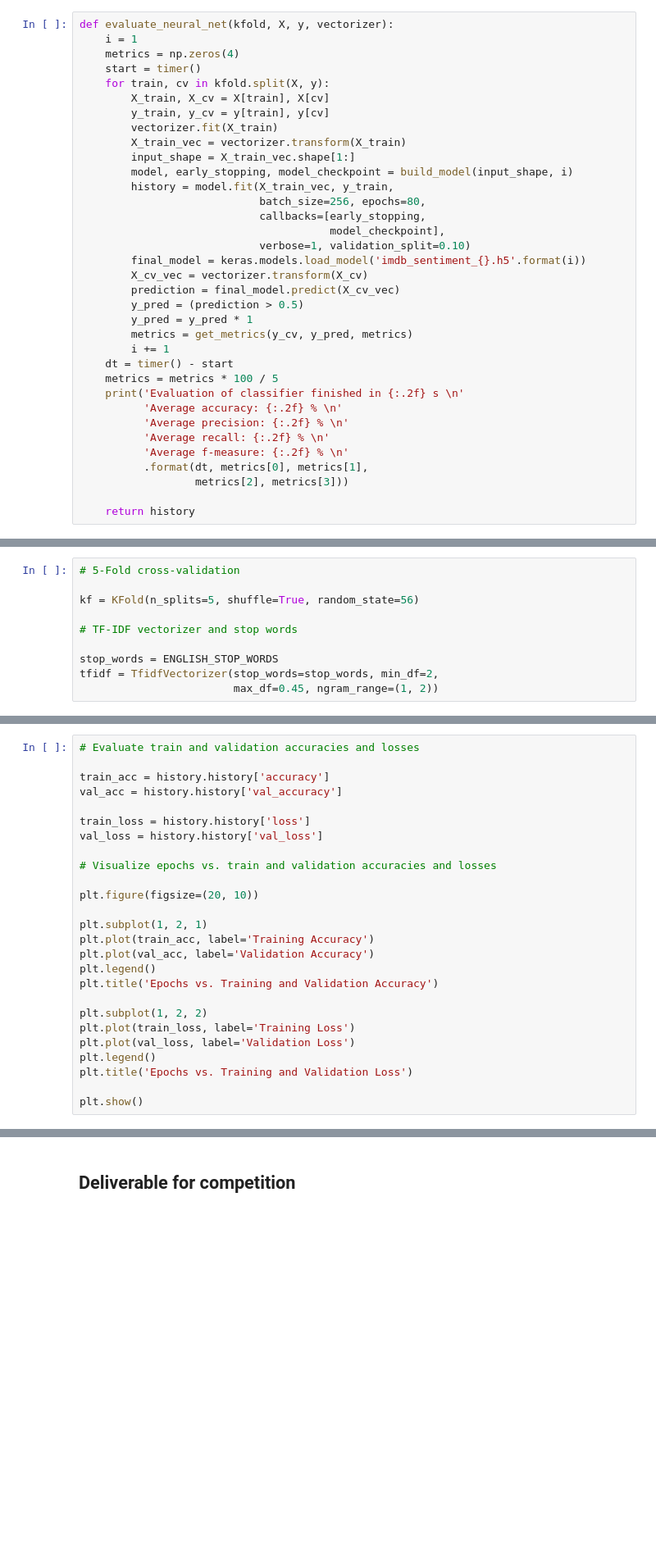
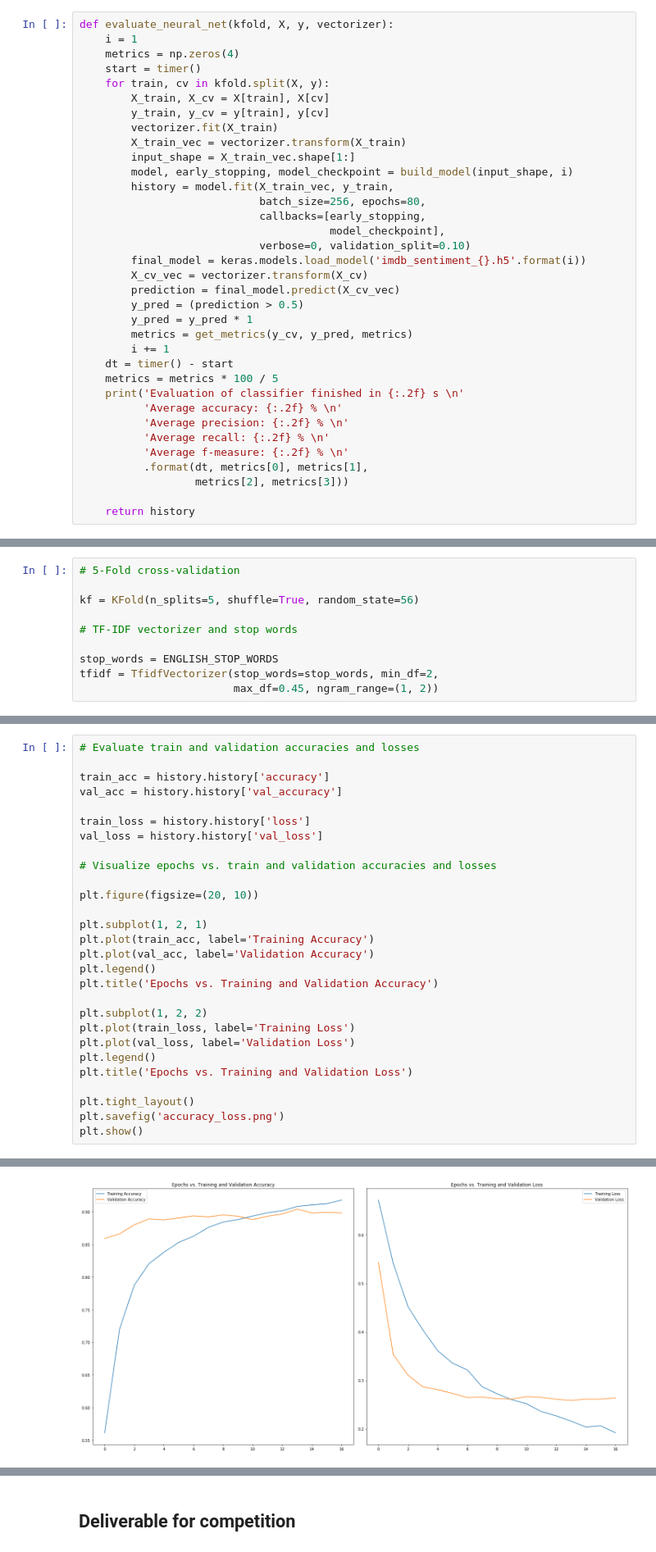
Before and after one commit to ippokratoys/big-data-analytics, a Jupyter notebook: question_3.ipynb, the cells around one changed output, grey strips where cells are left out. Shown at 82% size. Drawn from its saved outputs; the diff is of its cells as text; blank space fills up the shorter version.

```diff
--- a/question_3.ipynb
+++ b/question_3.ipynb
@@ -183,7 +184,7 @@ def evaluate_neural_net(kfold, X, y, vectorizer):
                             batch_size=256, epochs=80,
                             callbacks=[early_stopping,
                                        model_checkpoint],
-                            verbose=1, validation_split=0.10)
+                            verbose=0, validation_split=0.10)
         final_model = keras.models.load_model('imdb_sentiment_{}.h5'.format(i))
         X_cv_vec = vectorizer.transform(X_cv)
         prediction = final_model.predict(X_cv_vec)
@@ -282,5 +273,7 @@ plt.plot(val_loss, label='Validation Loss')
 plt.legend()
 plt.title('Epochs vs. Training and Validation Loss')
 
+plt.tight_layout()
+plt.savefig('accuracy_loss.png')
 plt.show()
 # %% [output]
@@ -288,3 +280,4 @@ NameError: name 'history' is not defined
+[figure, added]
 # %%
 # Visualize the architecture of the model
 
```
Also changed, not shown: parts of 73 cells of this notebook, 2 other files.
